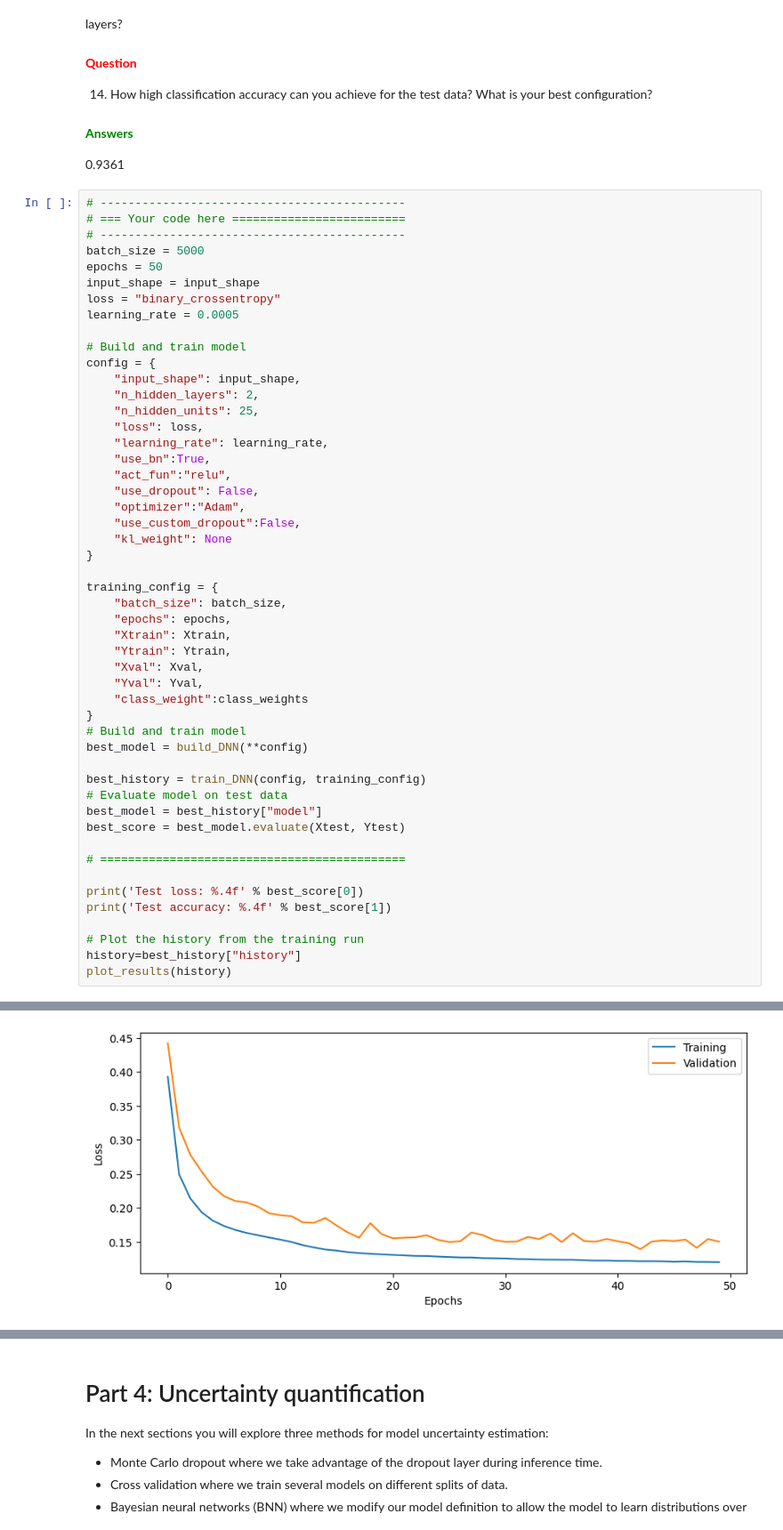
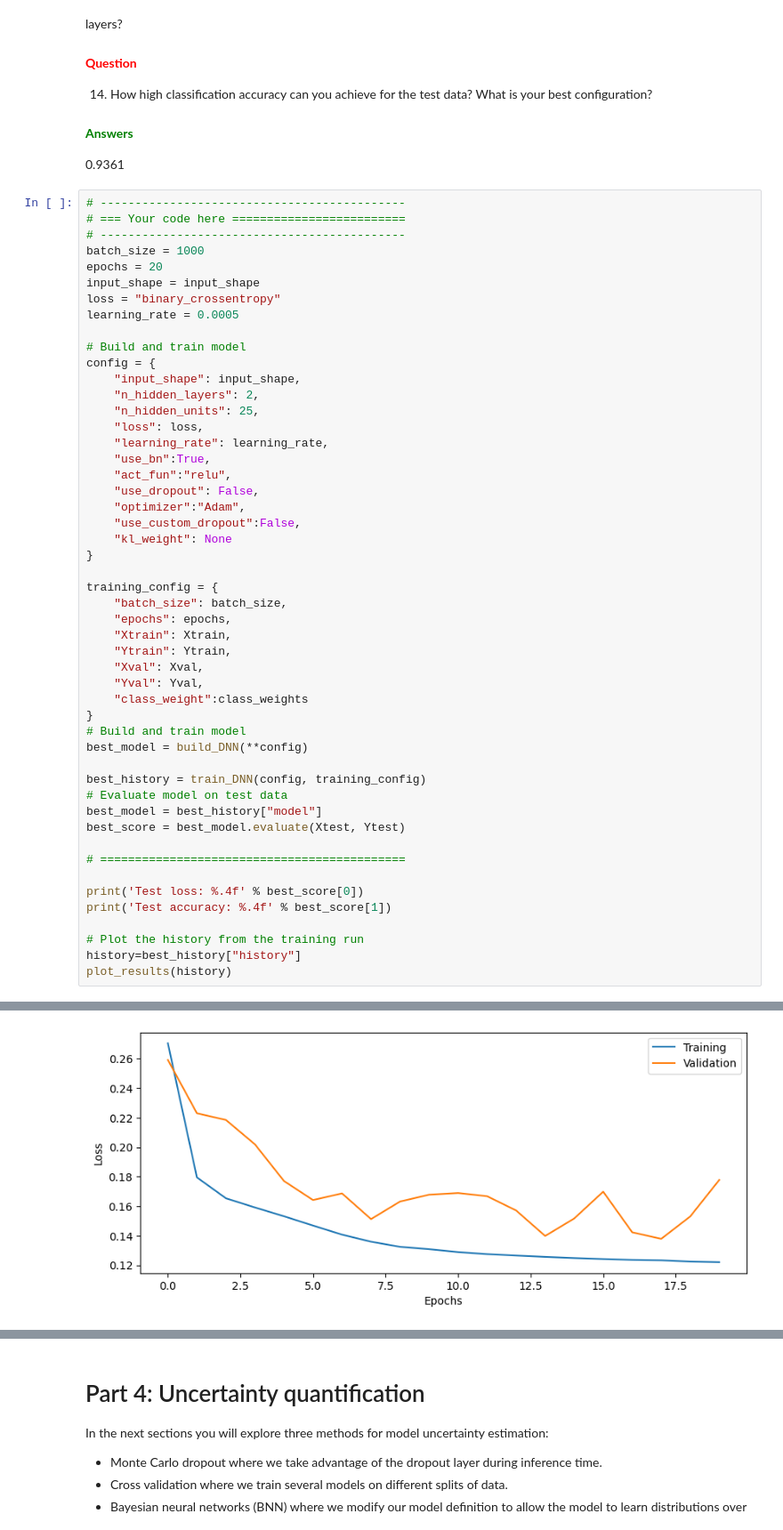
Before and after one commit to lyuuuuY/Deep-learning, a Jupyter notebook: DNN/DNN_Lab.ipynb, the cells around one changed output, grey strips where cells are left out. Shown at 89% size. Drawn from its saved outputs; the diff is of its cells as text.

```diff
--- a/DNN/DNN_Lab.ipynb
+++ b/DNN/DNN_Lab.ipynb
@@ -775,8 +789,8 @@ Spend some time (20 to 30 minutes) tuning the network architecture (number of la
 # --------------------------------------------
 # === Your code here =========================
 # --------------------------------------------
-batch_size = 5000
-epochs = 50
+batch_size = 1000
+epochs = 20
 input_shape = input_shape
 loss = "binary_crossentropy"
 learning_rate = 0.0005
@@ -842 +856 @@ Test accuracy: 0.9361
-[figure, old version]
+[figure, new version]
```
Also changed, not shown: parts of 31 cells of this notebook.
